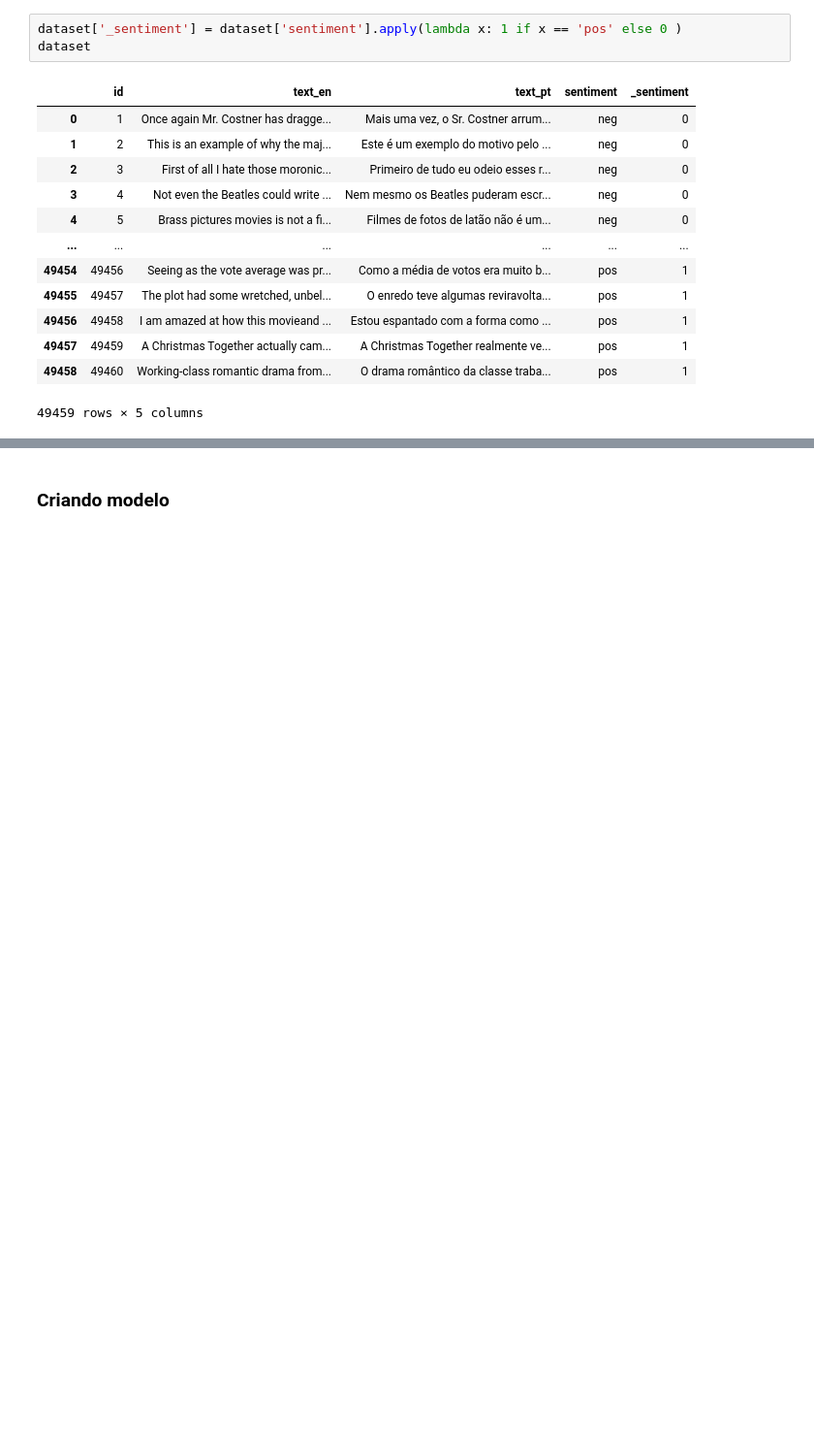
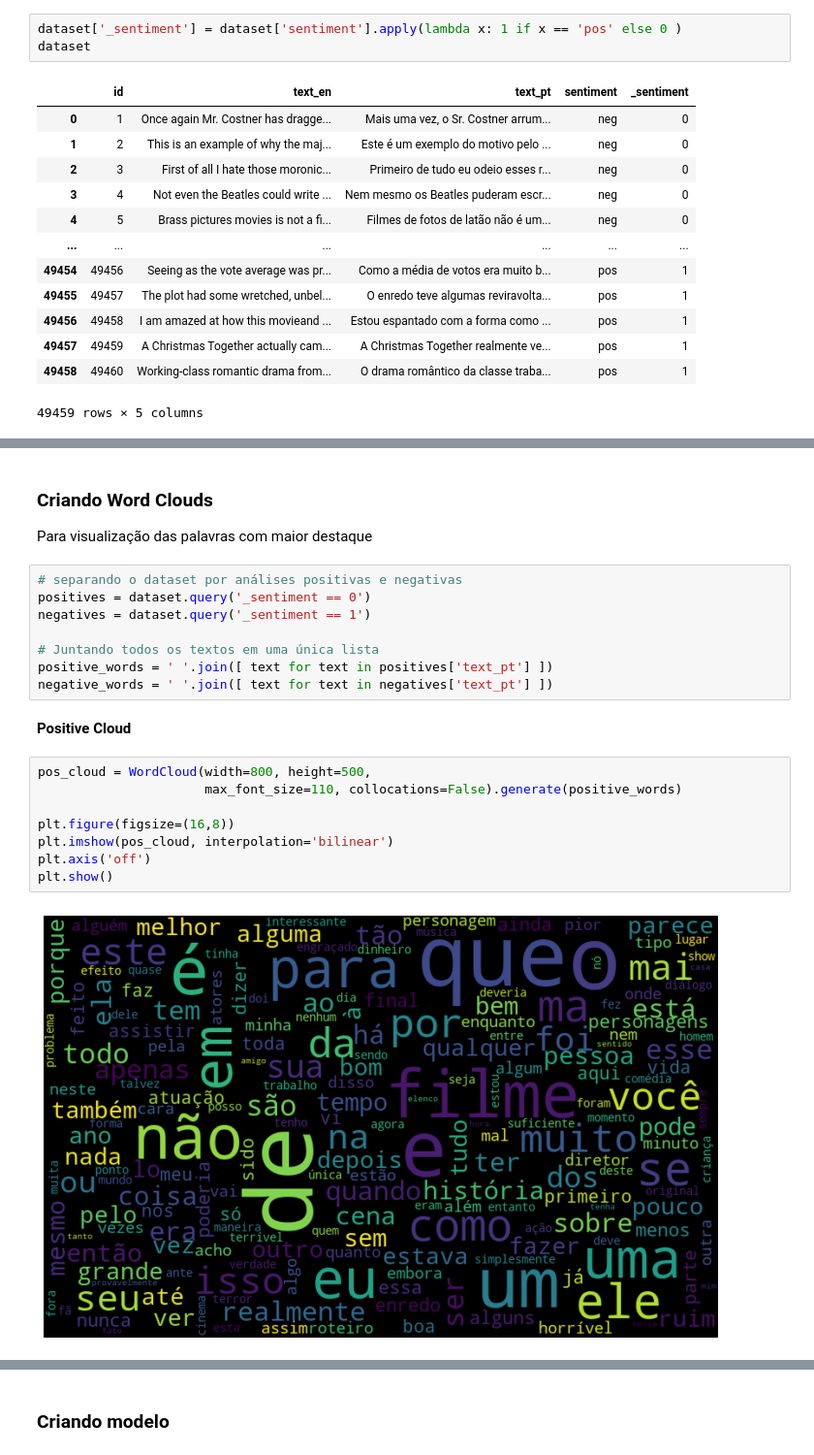
Before and after one commit to pveiga-abreu/feelings-identifier, a Jupyter notebook: main.ipynb, the cells around one changed output, grey strips where cells are left out. Shown at 97% size. Saved outputs shown, nothing was run; the diff lists cells and outputs as text; blank space fills up the shorter version.

Commit message:
Implementing the Word Cloud

```diff
--- a/main.ipynb
+++ b/main.ipynb
@@ -55,3 +59,26 @@ bag_of_words = vectorizer.fit_transform(dataset.text_pt)
 bag_of_words.shape
 # %% [output]
 (49459, 100)
+# %% [markdown]
+### Criando Word Clouds
+Para visualização das palavras com maior destaque
+# %%
+# separando o dataset por análises positivas e negativas
+positives = dataset.query('_sentiment == 0')
+negatives = dataset.query('_sentiment == 1')
+
+# Juntando todos os textos em uma única lista
+positive_words = ' '.join([ text for text in positives['text_pt'] ])
+negative_words = ' '.join([ text for text in negatives['text_pt'] ])
+# %% [markdown]
+<strong>Positive Cloud</strong>
+# %%
+pos_cloud = WordCloud(width=800, height=500,
+                      max_font_size=110, collocations=False).generate(positive_words)
+
+plt.figure(figsize=(16,8))
+plt.imshow(pos_cloud, interpolation='bilinear')
+plt.axis('off')
+plt.show()
+# %% [output]
+[figure, added]
```
Also changed, not shown: parts of 5 cells of this notebook, 1 other file.
